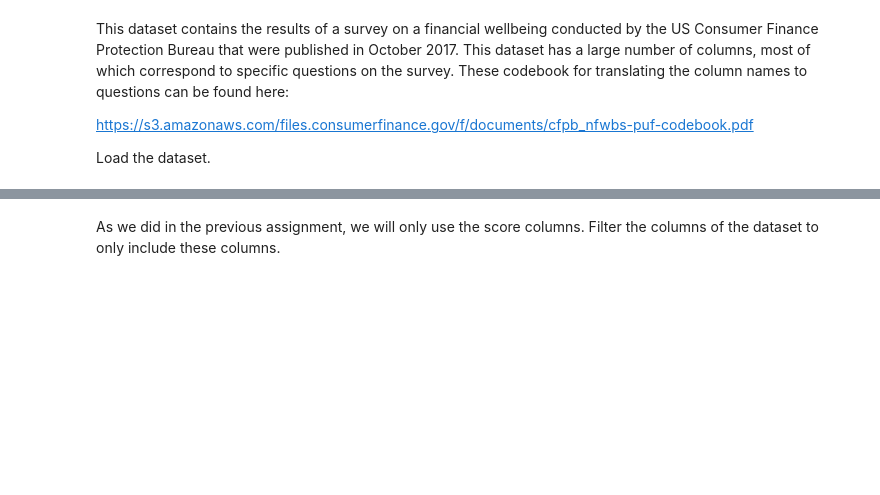
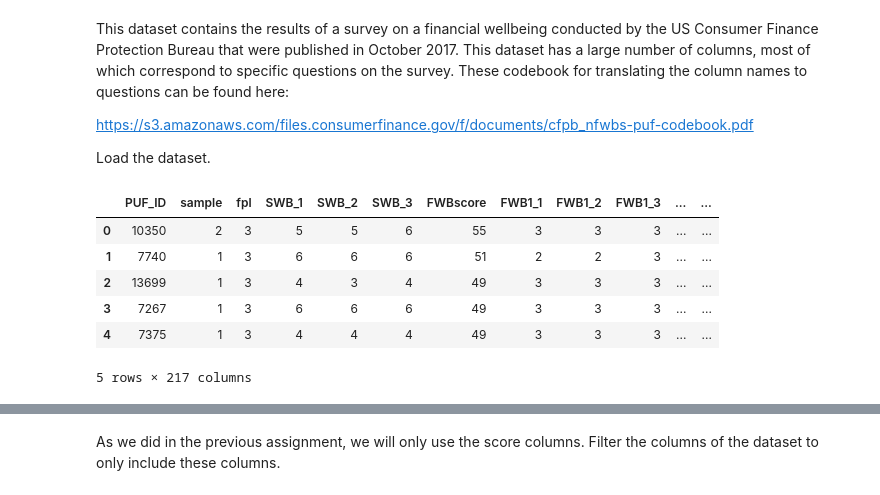
Before and after one commit to jhl126/Thinkful_work, a Jupyter notebook: Thinkful/Pairwork/10-2-20pair_work/Day 50 Lecture 2 Assignment.ipynb, the cells around one changed output, grey strips where cells are left out. Saved outputs shown, nothing was run; the diff lists cells and outputs as text; code cells hidden in the pictures; blank space fills up the shorter version.

```diff
--- a/Thinkful/Pairwork/10-2-20pair_work/Day 50 Lecture 2 Assignment.ipynb
+++ b/Thinkful/Pairwork/10-2-20pair_work/Day 50 Lecture 2 Assignment.ipynb
@@ -21,0 +40,14 @@ Load the dataset.
+# %%
+# answer goes here
+fin = pd.read_csv(
+    "https://tf-assets-prod.s3.amazonaws.com/tf-curric/data-science/Data%20Sets%20Clustering/financial_wellbeing.csv"
+)
+fin.head()
+# %% [output]
+|  | PUF_ID | sample | fpl | SWB_1 | SWB_2 | SWB_3 | FWBscore | FWB1_1 | FWB1_2 | FWB1_3 | ... | ... |
+| 0 | 10350 | 2 | 3 | 5 | 5 | 6 | 55 | 3 | 3 | 3 | ... | ... |
+| 1 | 7740 | 1 | 3 | 6 | 6 | 6 | 51 | 2 | 2 | 3 | ... | ... |
+| 2 | 13699 | 1 | 3 | 4 | 3 | 4 | 49 | 3 | 3 | 3 | ... | ... |
+| 3 | 7267 | 1 | 3 | 6 | 6 | 6 | 49 | 3 | 3 | 3 | ... | ... |
+| 4 | 7375 | 1 | 3 | 4 | 4 | 4 | 49 | 3 | 3 | 3 | ... | ... |
+5 rows × 217 columns
```
Also changed, not shown: parts of 10 cells of this notebook.
